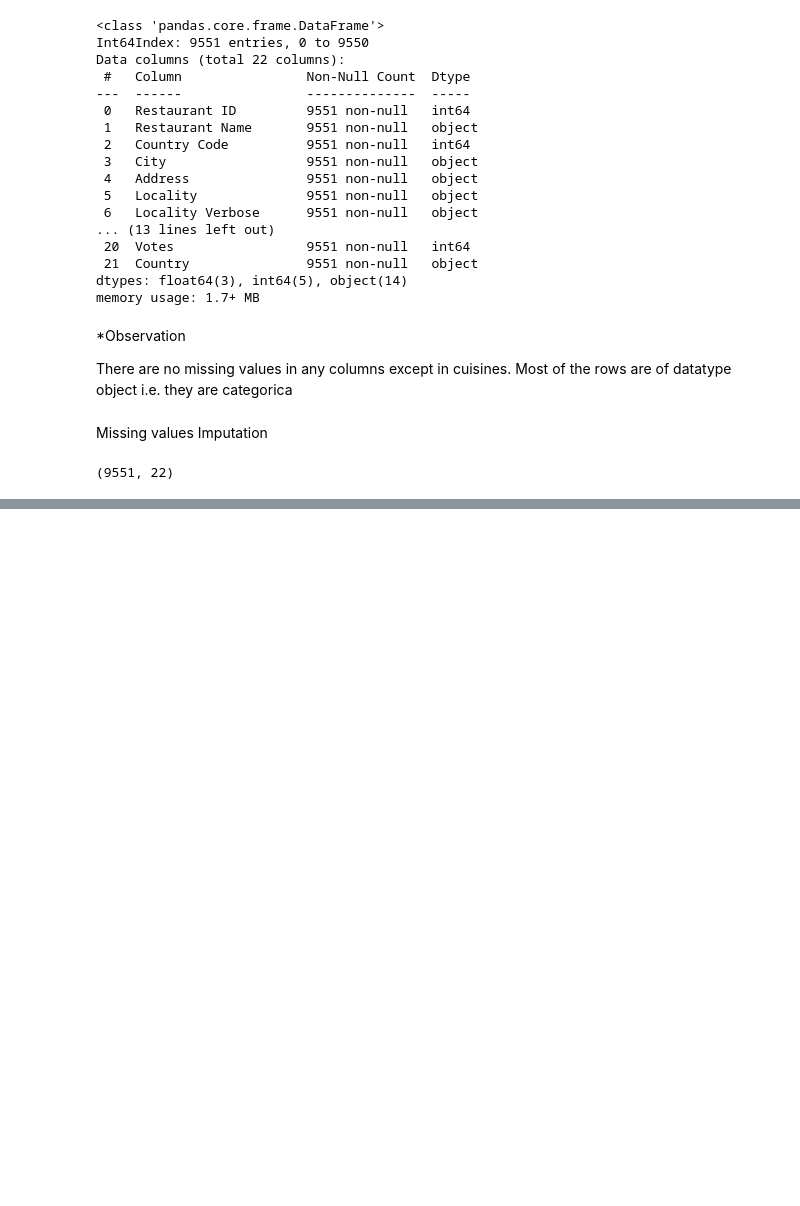
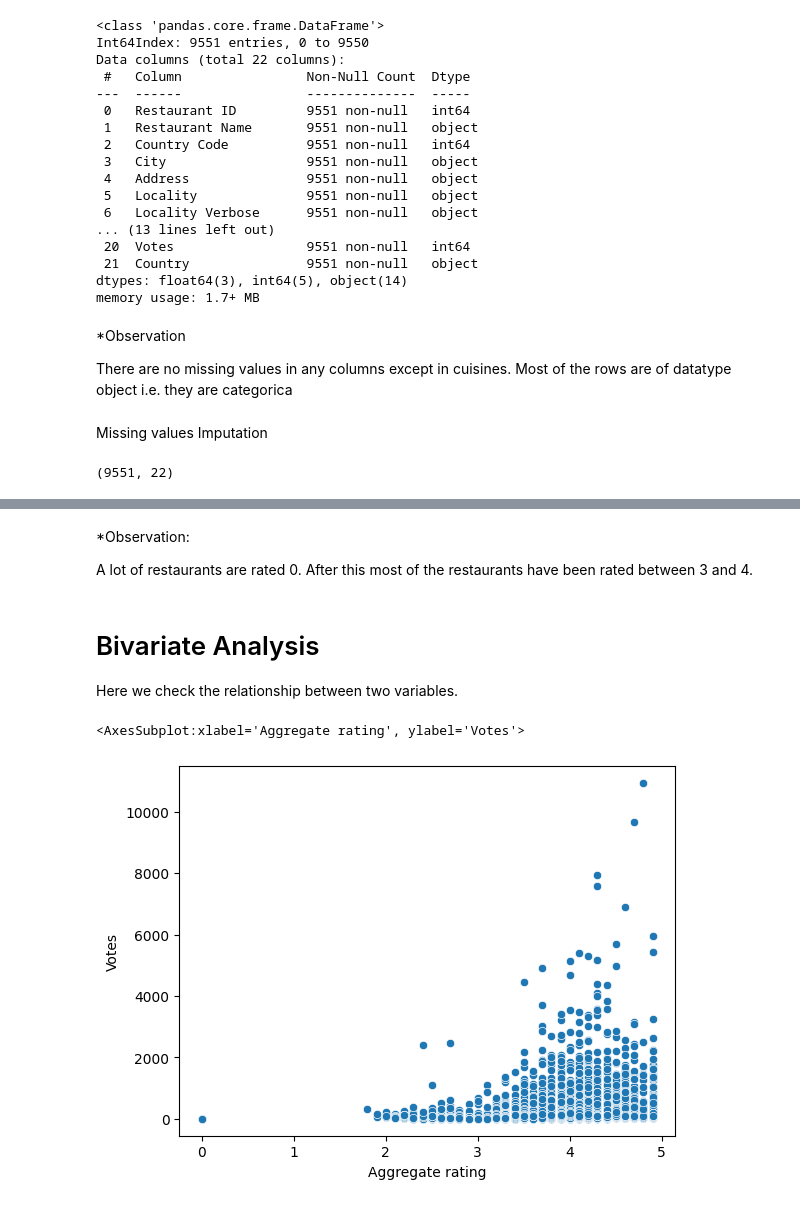
Before and after one commit to Rishiraj-singh7/Zomato-Restaurants-Data-Analysis, a Jupyter notebook: main.ipynb, the cells around one changed output, grey strips where cells are left out. Drawn from its saved outputs; the diff is of its cells as text; code cells hidden in the pictures; blank space fills up the shorter version.

```diff
--- a/main.ipynb
+++ b/main.ipynb
@@ -179,0 +218,14 @@ zomato_data.shape                                    # Number of rows and column
+# %% [markdown]
+*Observation:
+
+A lot of restaurants are rated 0. After this most of the restaurants have been rated between 3 and 4.
+# %% [markdown]
+# Bivariate Analysis
+Here we check the relationship between two variables.
+# %%
+# Relationship between Aggregate Ratings and Votes
+
+sns.scatterplot(x=zomato_data['Aggregate rating'], y= zomato_data['Votes'])
+# %% [output]
+<AxesSubplot:xlabel='Aggregate rating', ylabel='Votes'>
+[figure, added]
```
Also changed, not shown: parts of 9 cells of this notebook.
